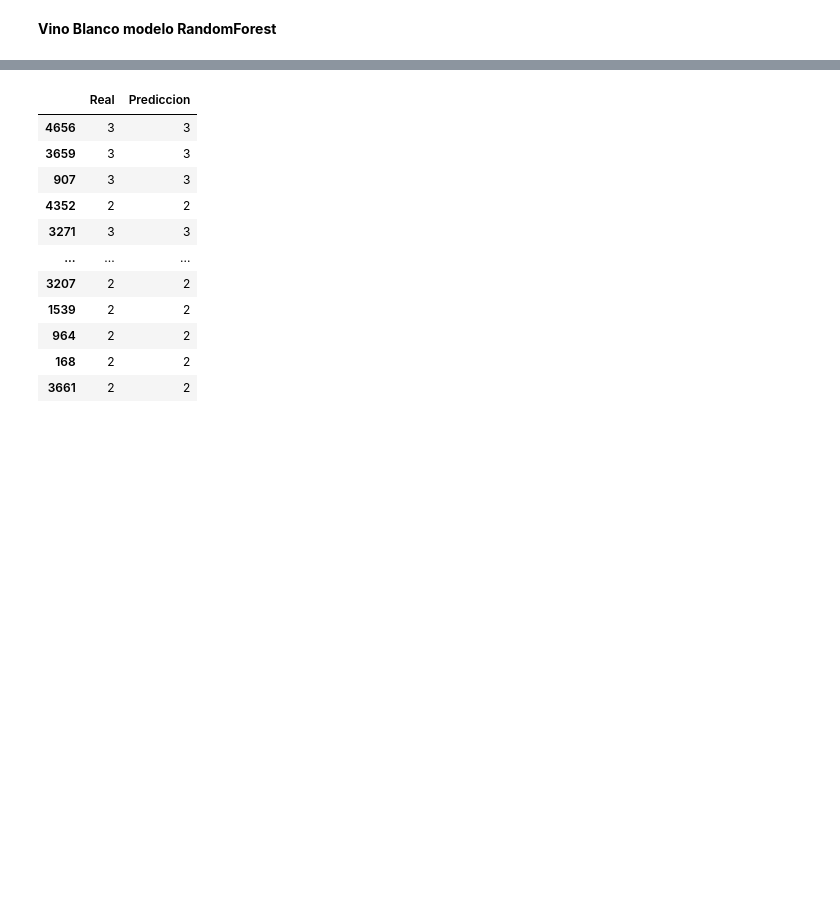
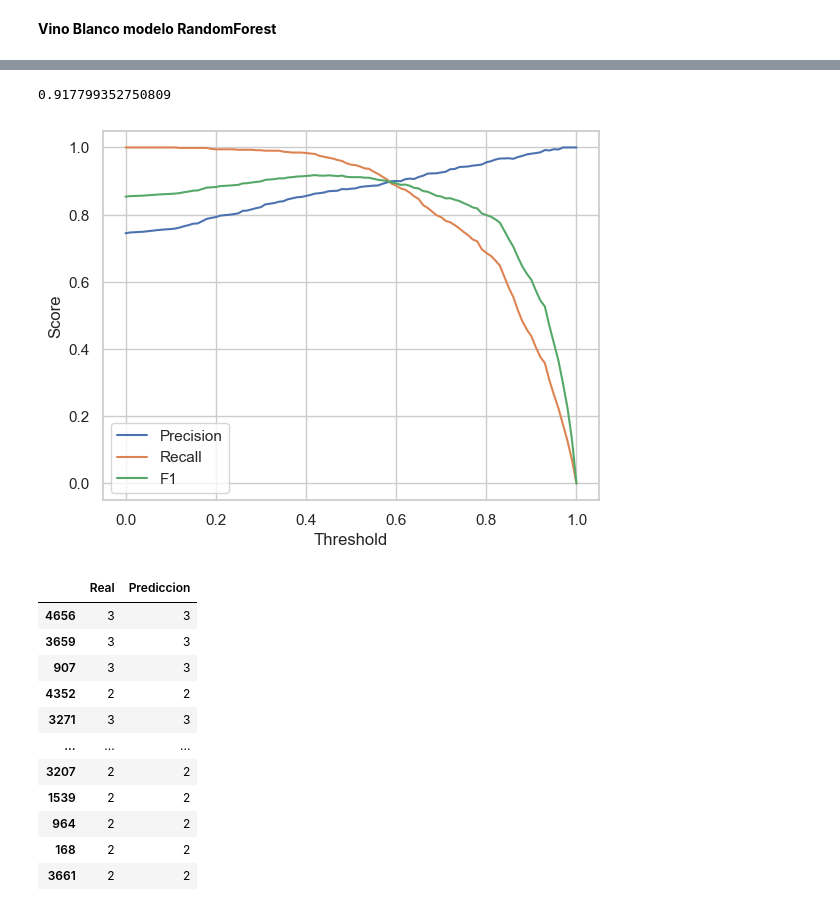
Before and after one commit to ccjaviers777/actividad_2_ml, a Jupyter notebook: Cuadernos/entrega2_v2.ipynb, the cells around one changed output, grey strips where cells are left out. Drawn from its saved outputs; the diff is of its cells as text; code cells hidden in the pictures; blank space fills up the shorter version.

```diff
--- a/Cuadernos/entrega2_v2.ipynb
+++ b/Cuadernos/entrega2_v2.ipynb
@@ -998,3 +979,24 @@ plt.show()
+# %%
+# Grafiquemos Precisión, Recall con thresholds en el eje X
+
+f1=2*(precision*recall)/(precision+recall)
+
+max_f1=np.max(f1)
+print(max_f1)
+
+plt.plot(thresholds, precision[1:], label='Precision')
+plt.plot(thresholds, recall[1:], label='Recall')
+plt.plot(thresholds, f1[1:], label='F1')
+
+
+plt.xlabel('Threshold')
+plt.ylabel('Score')
+
+plt.legend()
+plt.show()
+# %% [output]
+0.917799352750809
+[figure, added]
 # %%
 ### TESTEO VS PREDICCIÓN VINO BLANCO modelo RandomForest
 
```
Also changed, not shown: parts of 26 cells of this notebook.
